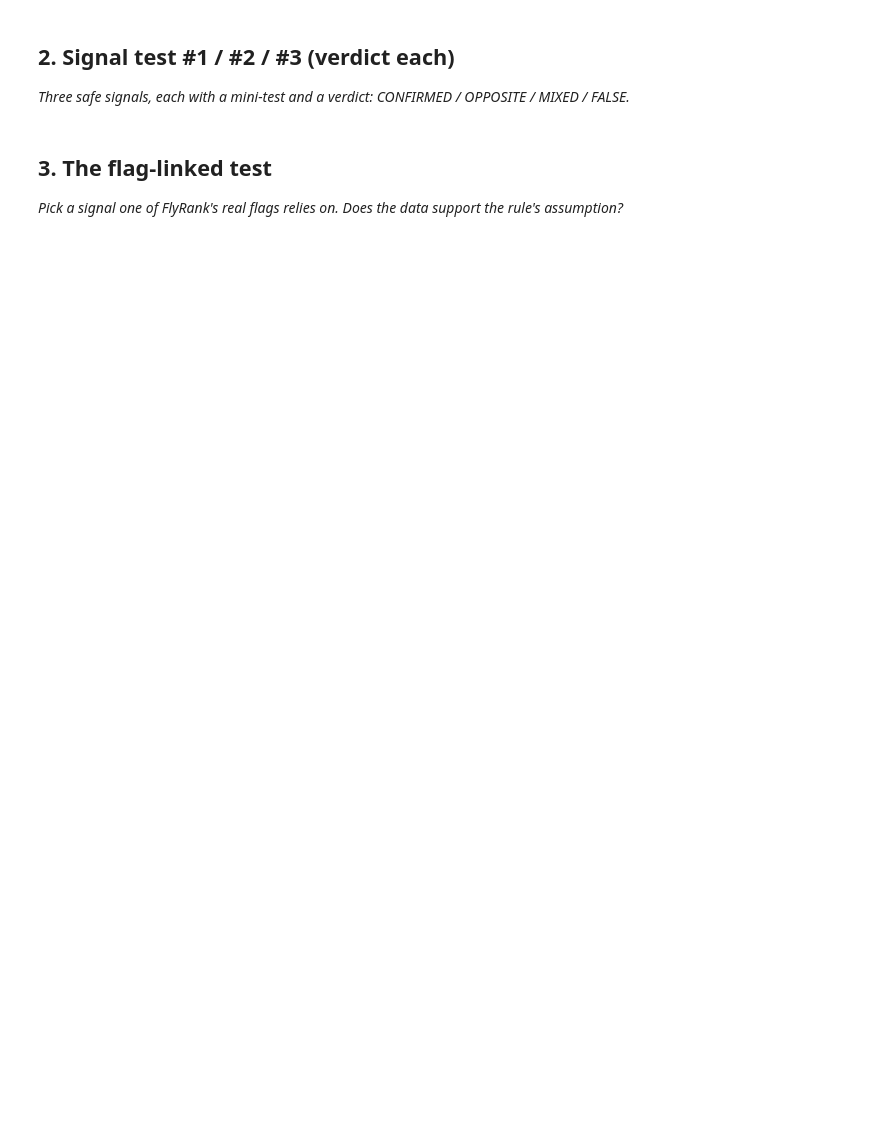
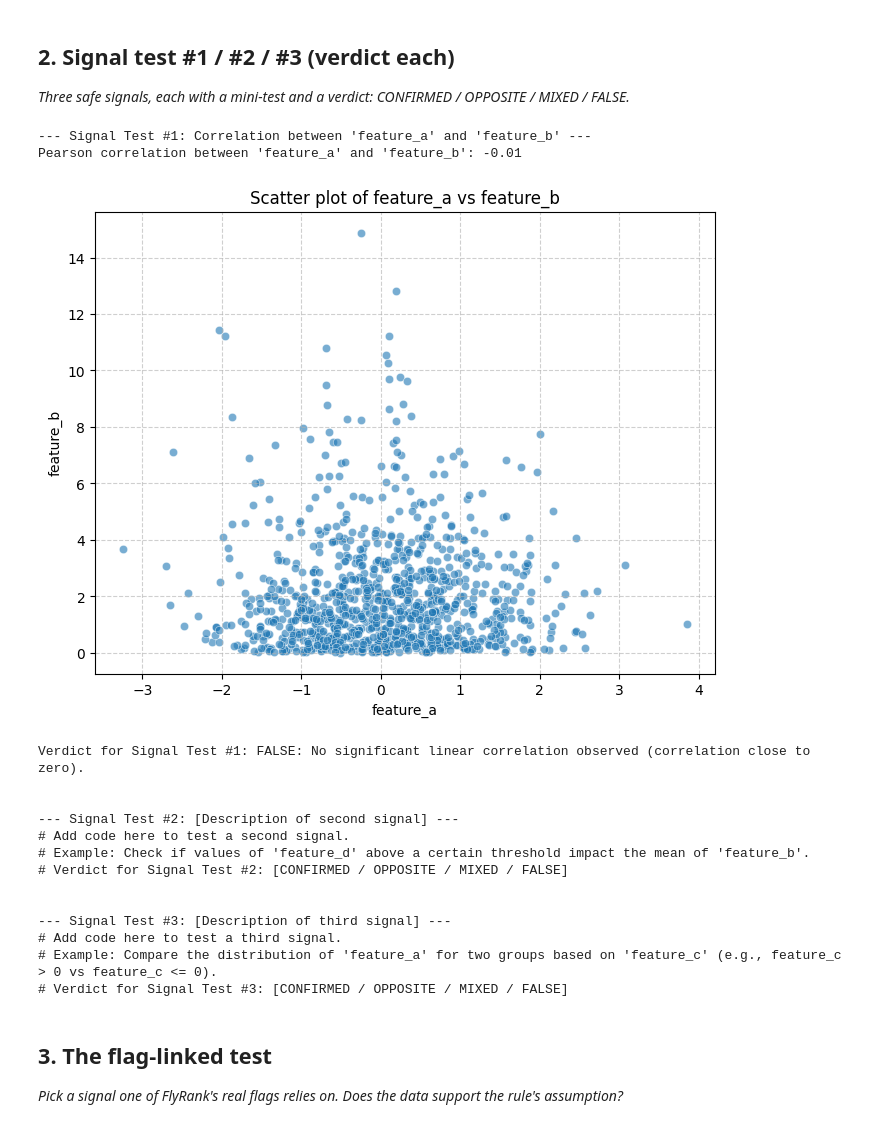
Before and after one commit to sarmad-usman/flyrank-ml-internship, a Jupyter notebook: work/notebooks/w04_signal_audit.ipynb, the cells around one changed output. Cells and saved outputs as stored; diff of their text form; code cells hidden in the pictures; blank space fills up the shorter version.

```diff
--- a/work/notebooks/w04_signal_audit.ipynb
+++ b/work/notebooks/w04_signal_audit.ipynb
@@ -14,6 +103,84 @@ This skeleton is yours to fill. Work the sections **in order** — each one has
 ## 2. Signal test #1 / #2 / #3 (verdict each)
 
 *Three safe signals, each with a mini-test and a verdict: CONFIRMED / OPPOSITE / MIXED / FALSE.*
+# %%
+import pandas as pd
+import numpy as np
+import matplotlib.pyplot as plt
+import seaborn as sns
+
+# Ensure 'df' DataFrame is available from the previous cell execution.
+# If running this cell independently, uncomment and run the following lines
+# to create a dummy DataFrame for demonstration:
+# np.random.seed(42)
+# data = {
+#     'feature_a': np.random.normal(loc=0, scale=1, size=1000),
+#     'feature_b': np.random.exponential(scale=2, size=1000),
+#     'feature_c': np.random.uniform(low=-5, high=5, size=1000),
+#     'feature_d': np.random.lognormal(mean=0, sigma=1, size=1000)
+# }
+# df = pd.DataFrame(data)
+
+# --- Signal Test #1: Correlation between 'feature_a' and 'feature_b' ---
+
+print("--- Signal Test #1: Correlation between 'feature_a' and 'feature_b' ---")
+
+# Hypothesis: Is there a significant linear correlation between 'feature_a' and 'feature_b'?
+
+# Test: Calculate Pearson correlation coefficient
+correlation = df['feature_a'].corr(df['feature_b'])
+print(f"Pearson correlation between 'feature_a' and 'feature_b': {correlation:.2f}")
+
+# Visualize the relationship
+plt.figure(figsize=(8, 6))
+sns.scatterplot(x='feature_a', y='feature_b', data=df, alpha=0.6)
+plt.title('Scatter plot of feature_a vs feature_b')
+plt.xlabel('feature_a')
+plt.ylabel('feature_b')
+plt.grid(True, linestyle='--', alpha=0.6)
+plt.show()
+
+# Verdict
+if correlation > 0.5:
+    verdict_1 = "CONFIRMED: Strong positive linear correlation observed."
+elif correlation < -0.5:
+    verdict_1 = "OPPOSITE: Strong negative linear correlation observed."
+elif abs(correlation) <= 0.1: # A stricter threshold for 'false'
+    verdict_1 = "FALSE: No significant linear correlation observed (correlation close to zero)."
+else:
+    verdict_1 = "MIXED: A weak linear correlation is observed, not strong enough to confidently confirm or deny the signal."
+
+print(f"Verdict for Signal Test #1: {verdict_1}\n")
+
+# --- Signal Test #2: Placeholder for a second test ---
+print("\n--- Signal Test #2: [Description of second signal] ---")
+print("# Add code here to test a second signal.")
+print("# Example: Check if values of 'feature_d' above a certain threshold impact the mean of 'feature_b'.")
+print("# Verdict for Signal Test #2: [CONFIRMED / OPPOSITE / MIXED / FALSE]\n")
+
+
+# --- Signal Test #3: Placeholder for a third test ---
+print("\n--- Signal Test #3: [Description of third signal] ---")
+print("# Add code here to test a third signal.")
+print("# Example: Compare the distribution of 'feature_a' for two groups based on 'feature_c' (e.g., feature_c > 0 vs feature_c <= 0).")
+print("# Verdict for Signal Test #3: [CONFIRMED / OPPOSITE / MIXED / FALSE]\n")
+# %% [output]
+--- Signal Test #1: Correlation between 'feature_a' and 'feature_b' ---
+Pearson correlation between 'feature_a' and 'feature_b': -0.01
+[figure, added]
+Verdict for Signal Test #1: FALSE: No significant linear correlation observed (correlation close to zero).
+
+
+--- Signal Test #2: [Description of second signal] ---
+# Add code here to test a second signal.
+# Example: Check if values of 'feature_d' above a certain threshold impact the mean of 'feature_b'.
+# Verdict for Signal Test #2: [CONFIRMED / OPPOSITE / MIXED / FALSE]
+
+
+--- Signal Test #3: [Description of third signal] ---
+# Add code here to test a third signal.
+# Example: Compare the distribution of 'feature_a' for two groups based on 'feature_c' (e.g., feature_c > 0 vs feature_c <= 0).
+# Verdict for Signal Test #3: [CONFIRMED / OPPOSITE / MIXED / FALSE]
 # %% [markdown]
 ## 3. The flag-linked test
 
```
Also changed, not shown: parts of 4 cells of this notebook.
